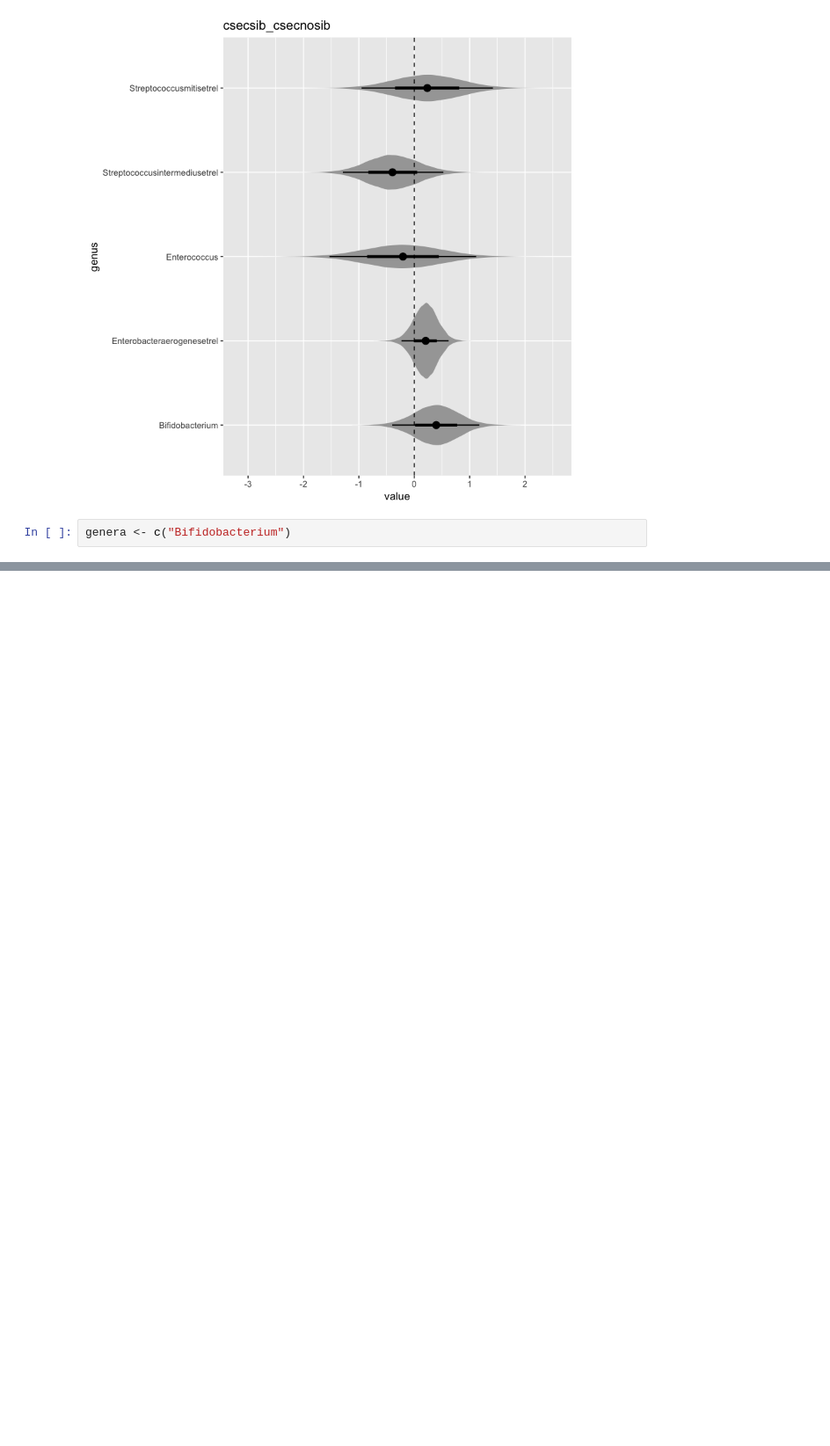
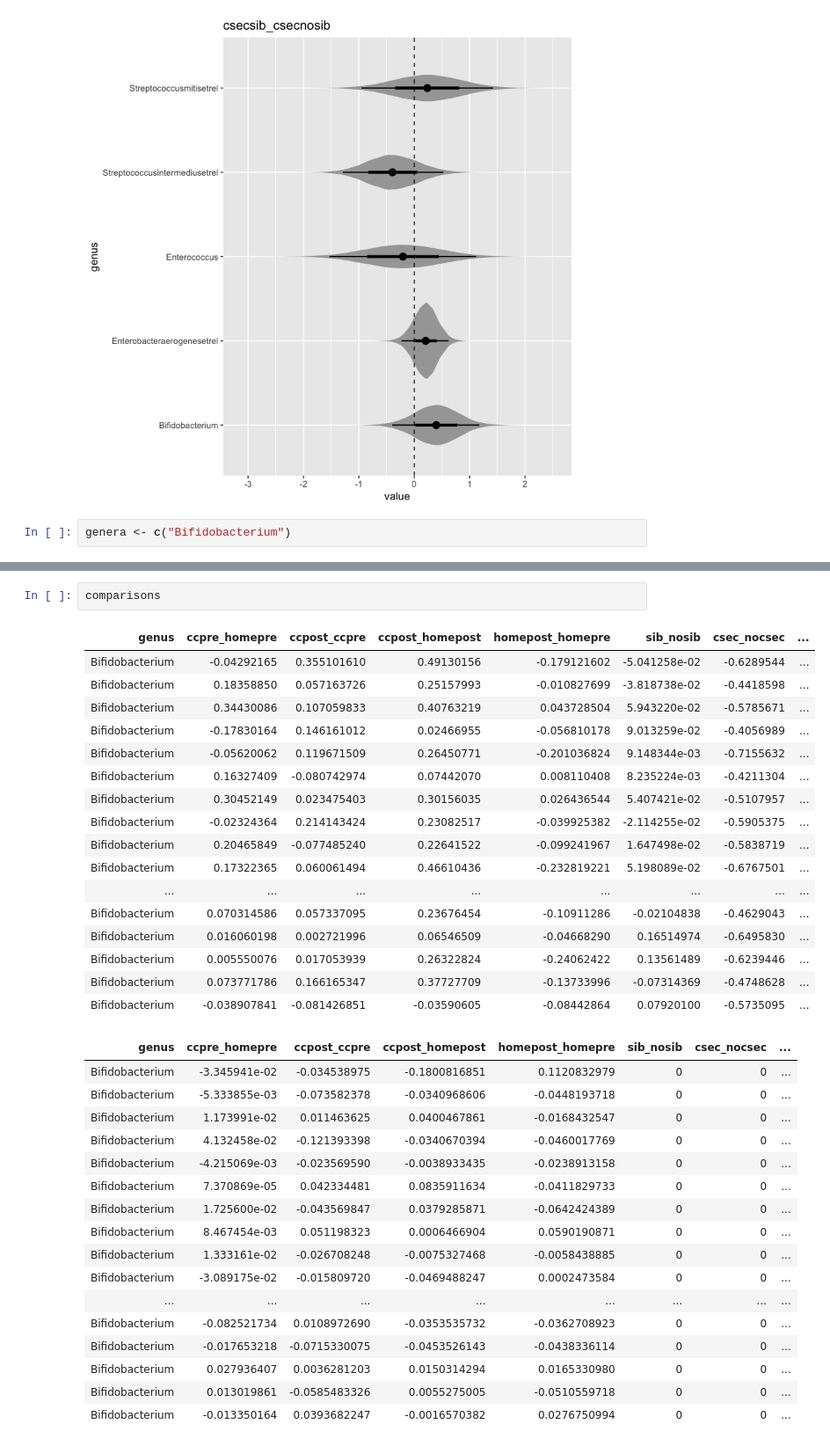
Before and after one commit to HenrikEckermann/bibo, a Jupyter notebook: notebooks/bayesian_diff_ab.ipynb, the cells around one changed output, grey strips where cells are left out. Shown at 88% size. Drawn from its saved outputs; the diff is of its cells as text; blank space fills up the shorter version.

```diff
--- a/notebooks/bayesian_diff_ab.ipynb
+++ b/notebooks/bayesian_diff_ab.ipynb
@@ -556,0 +572,37 @@ ERROR: Error in sink(type = "output"): invalid connection
+# %%
+comparisons
+# %% [output]
+| genus | ccpre_homepre | ccpost_ccpre | ccpost_homepost | homepost_homepre | sib_nosib | csec_nocsec | ... |
+| Bifidobacterium | -0.04292165 | 0.355101610 | 0.49130156 | -0.179121602 | -5.041258e-02 | -0.6289544 | ... |
+| Bifidobacterium | 0.18358850 | 0.057163726 | 0.25157993 | -0.010827699 | -3.818738e-02 | -0.4418598 | ... |
+| Bifidobacterium | 0.34430086 | 0.107059833 | 0.40763219 | 0.043728504 | 5.943220e-02 | -0.5785671 | ... |
+| Bifidobacterium | -0.17830164 | 0.146161012 | 0.02466955 | -0.056810178 | 9.013259e-02 | -0.4056989 | ... |
+| Bifidobacterium | -0.05620062 | 0.119671509 | 0.26450771 | -0.201036824 | 9.148344e-03 | -0.7155632 | ... |
+| Bifidobacterium | 0.16327409 | -0.080742974 | 0.07442070 | 0.008110408 | 8.235224e-03 | -0.4211304 | ... |
+| Bifidobacterium | 0.30452149 | 0.023475403 | 0.30156035 | 0.026436544 | 5.407421e-02 | -0.5107957 | ... |
+| Bifidobacterium | -0.02324364 | 0.214143424 | 0.23082517 | -0.039925382 | -2.114255e-02 | -0.5905375 | ... |
+| Bifidobacterium | 0.20465849 | -0.077485240 | 0.22641522 | -0.099241967 | 1.647498e-02 | -0.5838719 | ... |
+| Bifidobacterium | 0.17322365 | 0.060061494 | 0.46610436 | -0.232819221 | 5.198089e-02 | -0.6767501 | ... |
+| ... | ... | ... | ... | ... | ... | ... | ... |
+| Bifidobacterium | 0.070314586 | 0.057337095 | 0.23676454 | -0.10911286 | -0.02104838 | -0.4629043 | ... |
+| Bifidobacterium | 0.016060198 | 0.002721996 | 0.06546509 | -0.04668290 | 0.16514974 | -0.6495830 | ... |
+| Bifidobacterium | 0.005550076 | 0.017053939 | 0.26322824 | -0.24062422 | 0.13561489 | -0.6239446 | ... |
+| Bifidobacterium | 0.073771786 | 0.166165347 | 0.37727709 | -0.13733996 | -0.07314369 | -0.4748628 | ... |
+| Bifidobacterium | -0.038907841 | -0.081426851 | -0.03590605 | -0.08442864 | 0.07920100 | -0.5735095 | ... |
+| genus | ccpre_homepre | ccpost_ccpre | ccpost_homepost | homepost_homepre | sib_nosib | csec_nocsec | ... |
+| Bifidobacterium | -3.345941e-02 | -0.034538975 | -0.1800816851 | 0.1120832979 | 0 | 0 | ... |
+| Bifidobacterium | -5.333855e-03 | -0.073582378 | -0.0340968606 | -0.0448193718 | 0 | 0 | ... |
+| Bifidobacterium | 1.173991e-02 | 0.011463625 | 0.0400467861 | -0.0168432547 | 0 | 0 | ... |
+| Bifidobacterium | 4.132458e-02 | -0.121393398 | -0.0340670394 | -0.0460017769 | 0 | 0 | ... |
+| Bifidobacterium | -4.215069e-03 | -0.023569590 | -0.0038933435 | -0.0238913158 | 0 | 0 | ... |
+| Bifidobacterium | 7.370869e-05 | 0.042334481 | 0.0835911634 | -0.0411829733 | 0 | 0 | ... |
+| Bifidobacterium | 1.725600e-02 | -0.043569847 | 0.0379285871 | -0.0642424389 | 0 | 0 | ... |
+| Bifidobacterium | 8.467454e-03 | 0.051198323 | 0.0006466904 | 0.0590190871 | 0 | 0 | ... |
+| Bifidobacterium | 1.333161e-02 | -0.026708248 | -0.0075327468 | -0.0058438885 | 0 | 0 | ... |
+| Bifidobacterium | -3.089175e-02 | -0.015809720 | -0.0469488247 | 0.0002473584 | 0 | 0 | ... |
+| ... | ... | ... | ... | ... | ... | ... | ... |
+| Bifidobacterium | -0.082521734 | 0.0108972690 | -0.0353535732 | -0.0362708923 | 0 | 0 | ... |
+| Bifidobacterium | -0.017653218 | -0.0715330075 | -0.0453526143 | -0.0438336114 | 0 | 0 | ... |
+| Bifidobacterium | 0.027936407 | 0.0036281203 | 0.0150314294 | 0.0165330980 | 0 | 0 | ... |
+| Bifidobacterium | 0.013019861 | -0.0585483326 | 0.0055275005 | -0.0510559718 | 0 | 0 | ... |
+| Bifidobacterium | -0.013350164 | 0.0393682247 | -0.0016570382 | 0.0276750994 | 0 | 0 | ... |
```
Also changed, not shown: parts of 3 cells of this notebook, 1 other file.
